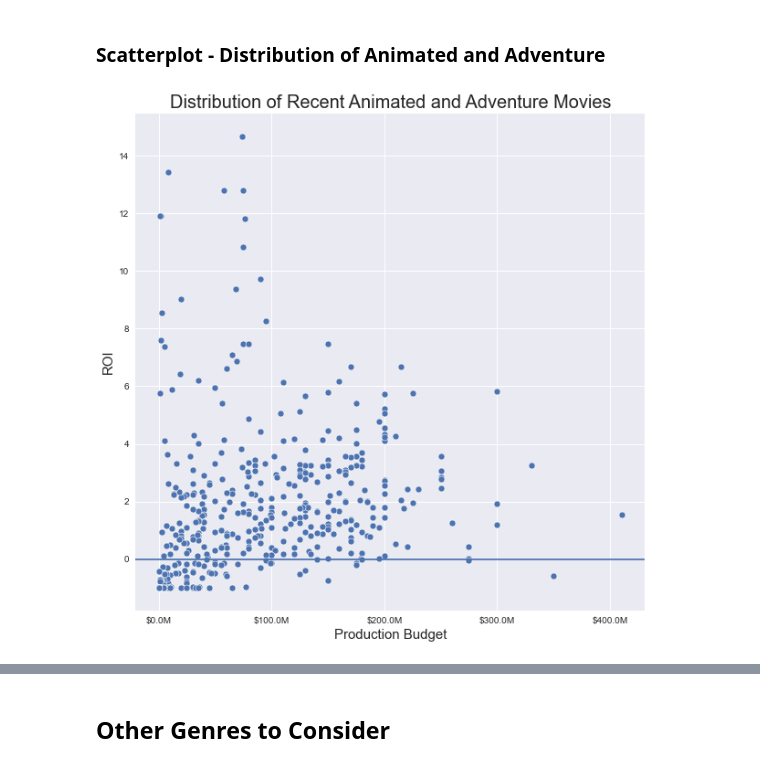
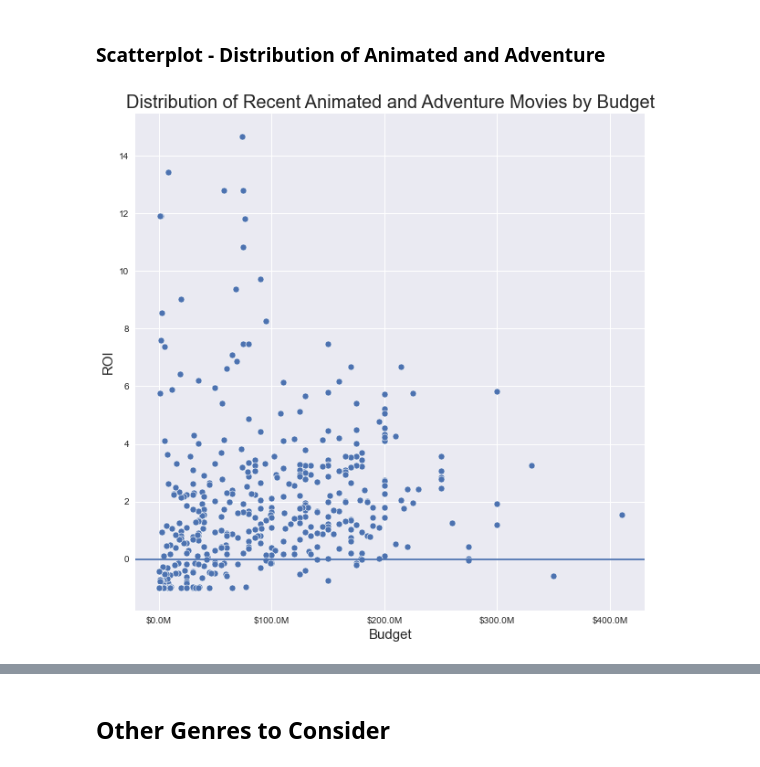
Before and after one commit to jxn628/dsc-phase-1-project, a Jupyter notebook: student.ipynb, the cells around one changed output, grey strips where cells are left out. Saved outputs shown, nothing was run; the diff lists cells and outputs as text; code cells hidden in the pictures.

```diff
--- a/student.ipynb
+++ b/student.ipynb
@@ -1351,21 +1088,24 @@ genre_performance_df.iloc[0:2]
 **Adventure films** are a close second to Animation.
 - Ranked Second in both break-even rate and Top 500 rate.
 - However, they have a higher average budget and lower average profit than Animation.
+# %%
+animated_movies = recent_data.loc[(recent_data['genres_list'] == 'Animation')]
+adventure_movies = recent_data.loc[(recent_data['genres_list'] == 'Adventure')]
+recommendation_1 = animated_movies.append(adventure_movies)
 # %% [markdown]
 ### Scatterplot - Distribution of Animated and Adventure
 # %%
 fig, ax = plt.subplots(figsize=(10,10))
 p = sns.scatterplot(x="production_budget", y="ROI", data=recommendation_1);
 
-p.set_xlabel("Production Budget", fontsize = 15)
+p.set_xlabel("Budget", fontsize = 15)
 p.set_ylabel("ROI", fontsize = 15)
 p.xaxis.set_major_formatter(display_millions)
-#p.yaxis.set_major_formatter(display_millions)
-p.set_title("Distribution of Recent Animated and Adventure Movies", fontsize = 20)
+p.set_title("Distribution of Recent Animated and Adventure Movies by Budget", fontsize = 20)
 plt.figsize=(30,20)
 plt.axhline(y=0)
-#plt.savefig()
+plt.savefig('images/project_1_scatter_1')
 
 plt.show();
 # %% [output]
-[figure, old version]
+[figure, new version]
```
Also changed, not shown: parts of 68 cells of this notebook.
